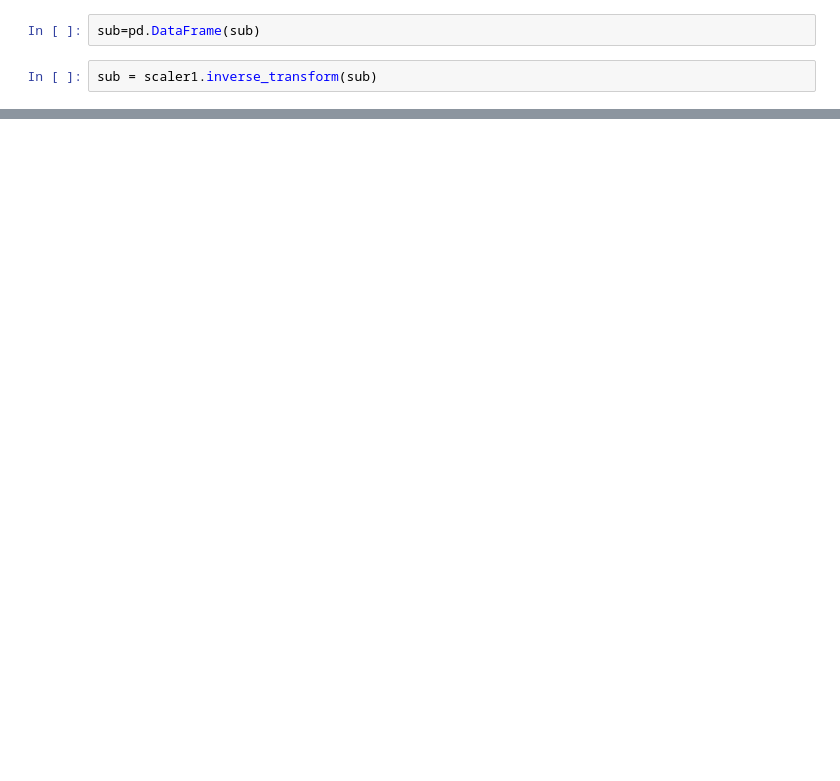
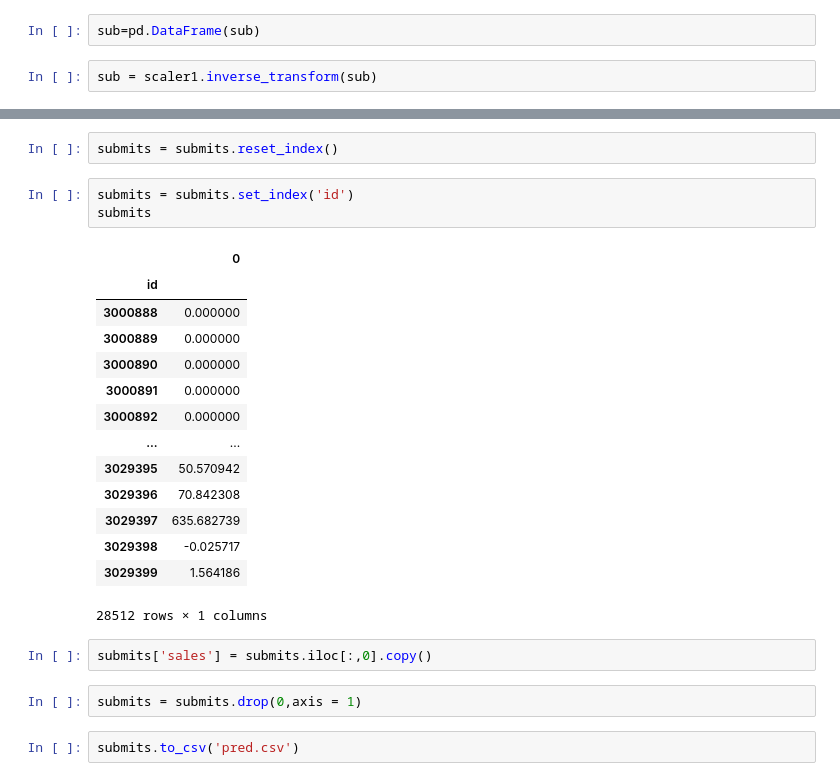
Before and after one commit to Keishin315/Keishin315, a Jupyter notebook: store_sales_forecast.ipynb, the cells around one changed output, grey strips where cells are left out. Saved outputs shown, nothing was run; the diff lists cells and outputs as text; blank space fills up the shorter version.

```diff
--- a/store_sales_forecast.ipynb
+++ b/store_sales_forecast.ipynb
@@ -343,0 +371,26 @@ KeyError: ignored
+# %%
+submits = submits.reset_index()
+# %%
+submits = submits.set_index('id')
+submits
+# %% [output]
+|  | 0 |
+| id |  |
+| 3000888 | 0.000000 |
+| 3000889 | 0.000000 |
+| 3000890 | 0.000000 |
+| 3000891 | 0.000000 |
+| 3000892 | 0.000000 |
+| ... | ... |
+| 3029395 | 50.570942 |
+| 3029396 | 70.842308 |
+| 3029397 | 635.682739 |
+| 3029398 | -0.025717 |
+| 3029399 | 1.564186 |
+28512 rows × 1 columns
+# %%
+submits['sales'] = submits.iloc[:,0].copy()
+# %%
+submits = submits.drop(0,axis = 1)
+# %%
+submits.to_csv('pred.csv')
```
Also changed, not shown: parts of 26 cells of this notebook.
